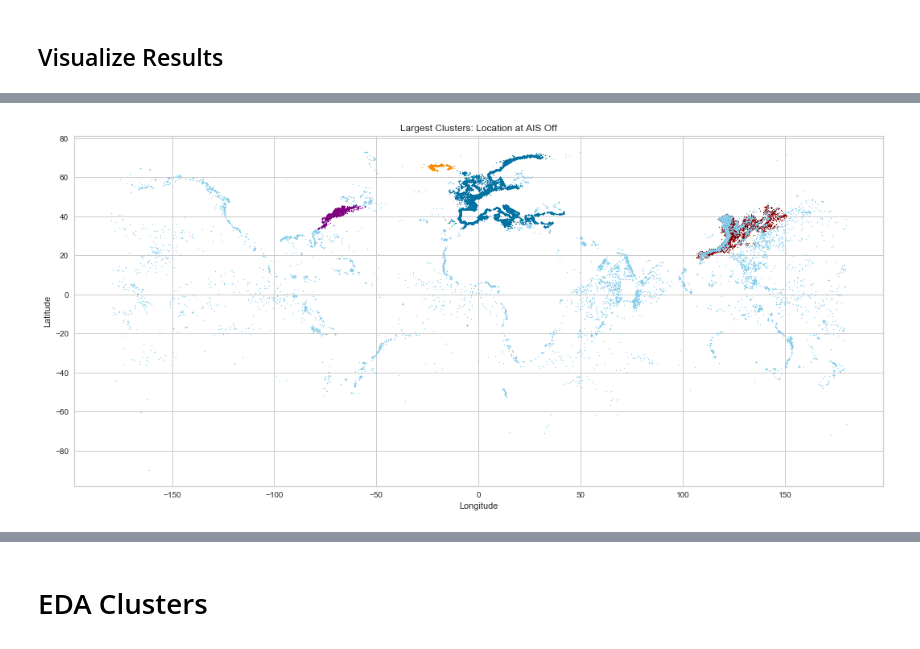
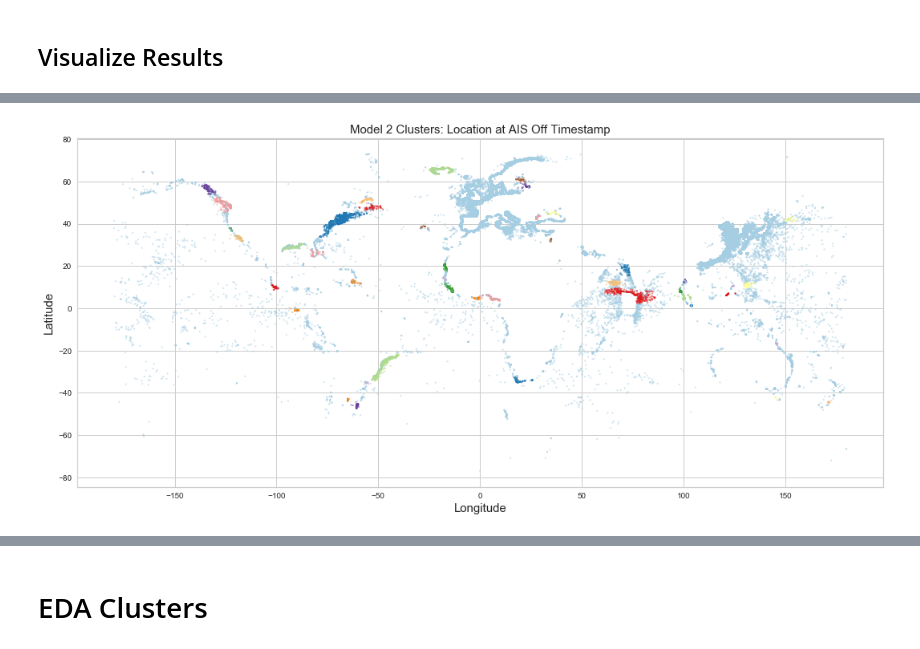
Before and after one commit to jessicarose00/Dark_to_Transparent, a Jupyter notebook: code/03_EDA_DBSCAN.ipynb, the cells around one changed output, grey strips where cells are left out. Saved outputs shown, nothing was run; the diff lists cells and outputs as text; code cells hidden in the pictures.

```diff
--- a/code/03_EDA_DBSCAN.ipynb
+++ b/code/03_EDA_DBSCAN.ipynb
@@ -588,16 +613,16 @@ cluster9 = gap_notreg[gap_notreg['off_cluster'] == 9]
-# %%
-# Plot again to distinguish clusters from noise
-
-plt.figure(figsize=(18, 8))
-
-plt.scatter(cluster0['off_lon'], cluster0['off_lat'], s=1, c='darkred');
-plt.scatter(cluster_1['off_lon'], cluster_1['off_lat'], s=1, c='skyblue');
-plt.scatter(cluster1['off_lon'], cluster1['off_lat'], s=1, c='b')
-plt.scatter(cluster3['off_lon'], cluster3['off_lat'], s=1, c='purple')
-plt.scatter(cluster9['off_lon'], cluster9['off_lat'], s=1, c='darkorange')
-
-plt.title('Largest Clusters: Location at AIS Off')
-plt.xlabel('Longitude')
-plt.ylabel('Latitude');
-# %% [output]
-[figure, removed]
+# %%
+# Explore clusters visually
+plt.figure(figsize=(18, 8))
+
+plt.scatter(x=gap_notreg['off_lon'],
+            y=gap_notreg['off_lat'],
+            c=gap_notreg['mod2'],
+            s=3,
+            alpha=0.50,
+            cmap='Paired')
+
+plt.xlabel('Longitude', fontsize=15)
+plt.ylabel('Latitude', fontsize=15)
+plt.title('Model 2 Clusters: Location at AIS Off Timestamp', fontsize=15);
+# %% [output]
+[figure, added]
```
Also changed, not shown: parts of 52 cells of this notebook.
